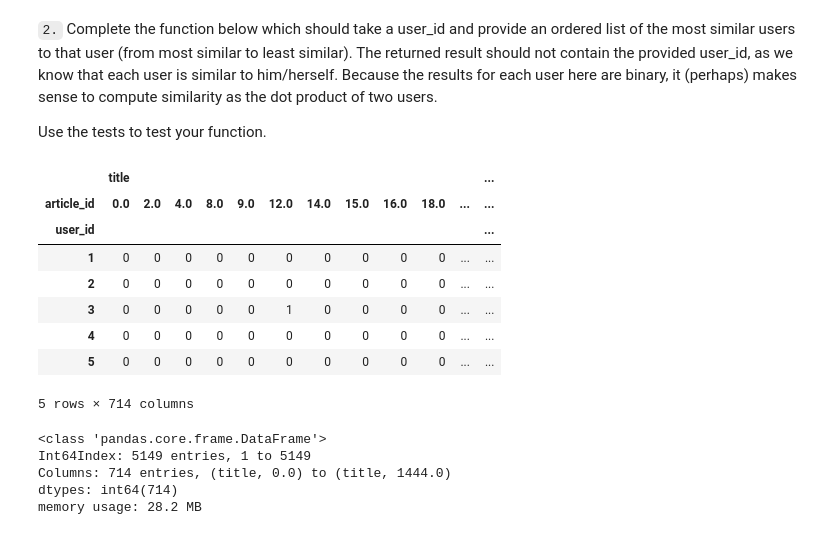
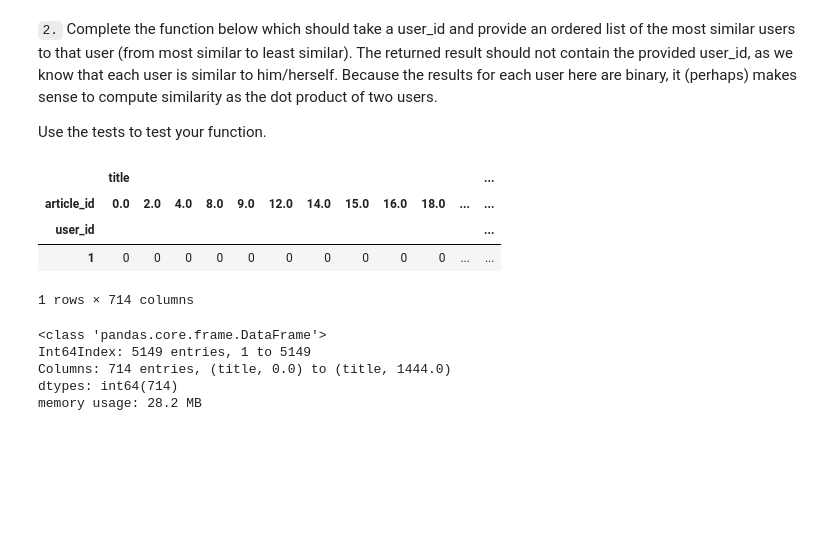
Before and after one commit to Data-Semi/Recommendations-with-IBM, a Jupyter notebook: Recommendations_with_IBM.ipynb, the cells around one changed output. Drawn from its saved outputs; the diff is of its cells as text; code cells hidden in the pictures; blank space fills up the shorter version.

```diff
--- a/Recommendations_with_IBM.ipynb
+++ b/Recommendations_with_IBM.ipynb
@@ -331,17 +327,13 @@ You have passed our quick tests!  Please proceed!
 
 Use the tests to test your function.
 # %%
-user_item.head()
+user_item.head(1)
 # %% [output]
 |  | title |  |  |  |  |  |  |  |  |  |  | ... |
 | article_id | 0.0 | 2.0 | 4.0 | 8.0 | 9.0 | 12.0 | 14.0 | 15.0 | 16.0 | 18.0 | ... | ... |
 | user_id |  |  |  |  |  |  |  |  |  |  |  | ... |
 | 1 | 0 | 0 | 0 | 0 | 0 | 0 | 0 | 0 | 0 | 0 | ... | ... |
-| 2 | 0 | 0 | 0 | 0 | 0 | 0 | 0 | 0 | 0 | 0 | ... | ... |
-| 3 | 0 | 0 | 0 | 0 | 0 | 1 | 0 | 0 | 0 | 0 | ... | ... |
-| 4 | 0 | 0 | 0 | 0 | 0 | 0 | 0 | 0 | 0 | 0 | ... | ... |
-| 5 | 0 | 0 | 0 | 0 | 0 | 0 | 0 | 0 | 0 | 0 | ... | ... |
-5 rows × 714 columns
+1 rows × 714 columns
 # %%
 user_item.info()
 # %% [output]
```
Also changed, not shown: parts of 57 cells of this notebook, 3 other files.
